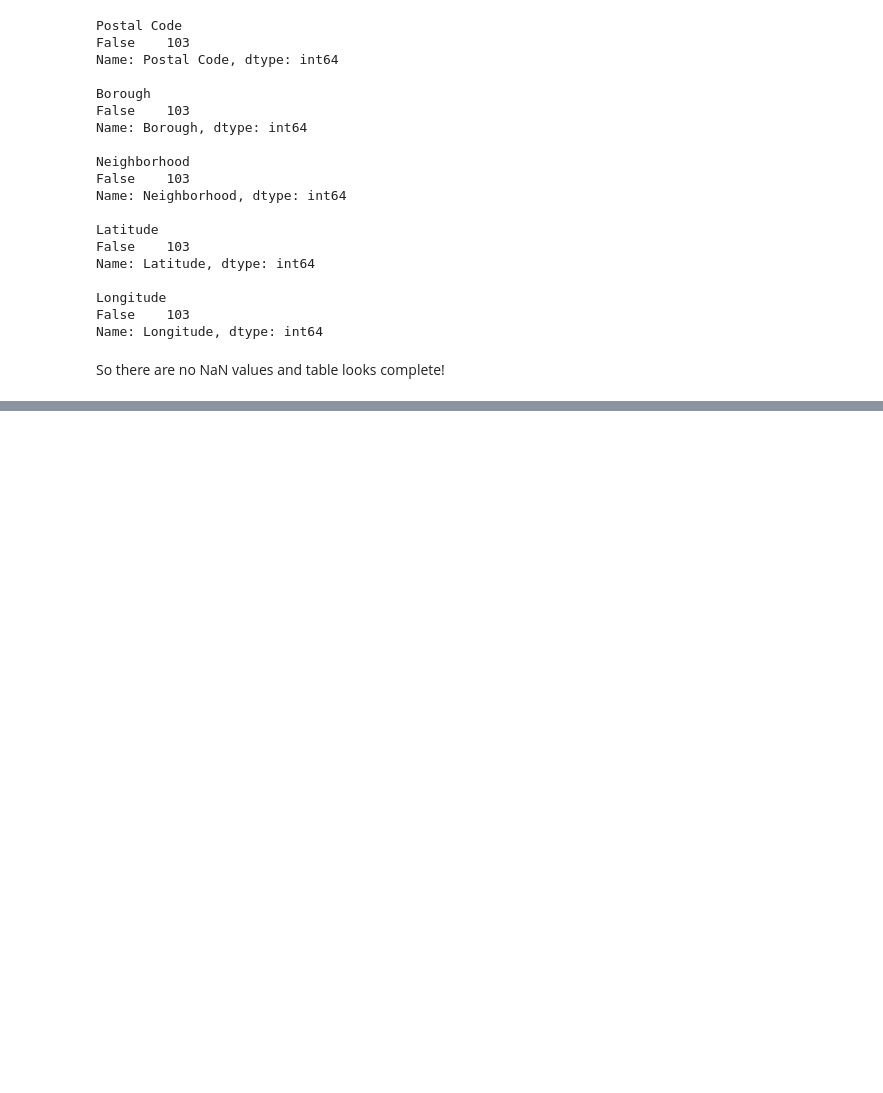
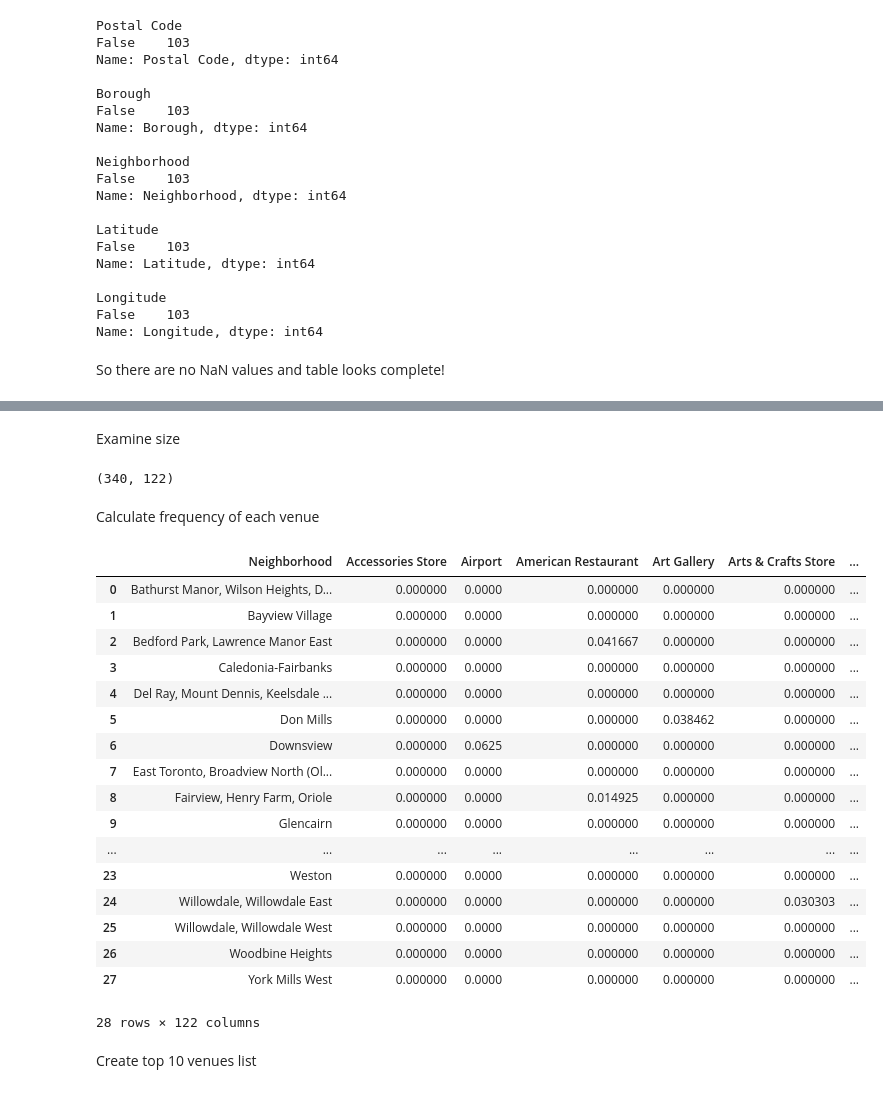
Before and after one commit to shepa12/coursera-ds-final, a Jupyter notebook: Capston Week 3 notebook 2.ipynb, the cells around one changed output, grey strips where cells are left out. Saved outputs shown, nothing was run; the diff lists cells and outputs as text; code cells hidden in the pictures; blank space fills up the shorter version.

```diff
--- a/Capston Week 3 notebook 2.ipynb
+++ b/Capston Week 3 notebook 2.ipynb
@@ -167,0 +125,2 @@ So there are no NaN values and table looks complete!
+# %%
+df_york = df_combined[df_combined['Borough'].str.contains('York')].reset_index(drop=True)
@@ -167,0 +147,8 @@ So there are no NaN values and table looks complete!
+# %%
+CLIENT_ID = 'W40S05W1UCMBMYIKJLOPO41ZVGDUDAX2PH1XJACF3YRSKJVC' # your Foursquare ID
+CLIENT_SECRET = 'MXTUAAC5F0X1HOQFVHLAT23HRYYAOI4X3MDTEQD0GCWK13HZ' # your Foursquare Secret
+VERSION = '20180605' # Foursquare API version
+
+print('Your credentails:')
+print('CLIENT_ID: ' + CLIENT_ID)
+print('CLIENT_SECRET:' + CLIENT_SECRET)
@@ -167,0 +232,7 @@ So there are no NaN values and table looks complete!
+# %%
+LIMIT=100
+
+york_venues = getNearbyVenues(names=df_york['Neighborhood'],
+                                   latitudes=df_york['Latitude'],
+                                   longitudes=df_york['Longitude']
+                                  )
@@ -167,0 +295,12 @@ So there are no NaN values and table looks complete!
+# %%
+# one hot encoding
+york_onehot = pd.get_dummies(york_venues[['Venue Category']], prefix="", prefix_sep="")
+
+# add neighborhood column back to dataframe
+york_onehot['Neighborhood'] = york_venues['Neighborhood']
+
+# move neighborhood column to the first column
+fixed_columns = [york_onehot.columns[-1]] + list(york_onehot.columns[:-1])
+york_onehot = york_onehot[fixed_columns]
+
+york_onehot.head()
@@ -167,0 +315,32 @@ So there are no NaN values and table looks complete!
+# %% [markdown]
+Examine size
+# %%
+york_onehot.shape
+# %% [output]
+(340, 122)
+# %% [markdown]
+Calculate frequency of each venue
+# %%
+york_grouped = york_onehot.groupby('Neighborhood').mean().reset_index()
+york_grouped
+# %% [output]
+|  | Neighborhood | Accessories Store | Airport | American Restaurant | Art Gallery | Arts & Crafts Store | ... |
+| 0 | Bathurst Manor, Wilson Heights, D... | 0.000000 | 0.0000 | 0.000000 | 0.000000 | 0.000000 | ... |
+| 1 | Bayview Village | 0.000000 | 0.0000 | 0.000000 | 0.000000 | 0.000000 | ... |
+| 2 | Bedford Park, Lawrence Manor East | 0.000000 | 0.0000 | 0.041667 | 0.000000 | 0.000000 | ... |
+| 3 | Caledonia-Fairbanks | 0.000000 | 0.0000 | 0.000000 | 0.000000 | 0.000000 | ... |
+| 4 | Del Ray, Mount Dennis, Keelsdale ... | 0.000000 | 0.0000 | 0.000000 | 0.000000 | 0.000000 | ... |
+| 5 | Don Mills | 0.000000 | 0.0000 | 0.000000 | 0.038462 | 0.000000 | ... |
+| 6 | Downsview | 0.000000 | 0.0625 | 0.000000 | 0.000000 | 0.000000 | ... |
+| 7 | East Toronto, Broadview North (Ol... | 0.000000 | 0.0000 | 0.000000 | 0.000000 | 0.000000 | ... |
+| 8 | Fairview, Henry Farm, Oriole | 0.000000 | 0.0000 | 0.014925 | 0.000000 | 0.000000 | ... |
+| 9 | Glencairn | 0.000000 | 0.0000 | 0.000000 | 0.000000 | 0.000000 | ... |
+| ... | ... | ... | ... | ... | ... | ... | ... |
+| 23 | Weston | 0.000000 | 0.0000 | 0.000000 | 0.000000 | 0.000000 | ... |
+| 24 | Willowdale, Willowdale East | 0.000000 | 0.0000 | 0.000000 | 0.000000 | 0.030303 | ... |
+| 25 | Willowdale, Willowdale West | 0.000000 | 0.0000 | 0.000000 | 0.000000 | 0.000000 | ... |
+| 26 | Woodbine Heights | 0.000000 | 0.0000 | 0.000000 | 0.000000 | 0.000000 | ... |
+| 27 | York Mills West | 0.000000 | 0.0000 | 0.000000 | 0.000000 | 0.000000 | ... |
+28 rows × 122 columns
+# %% [markdown]
+Create top 10 venues list
```
Also changed, not shown: parts of 40 cells of this notebook.
